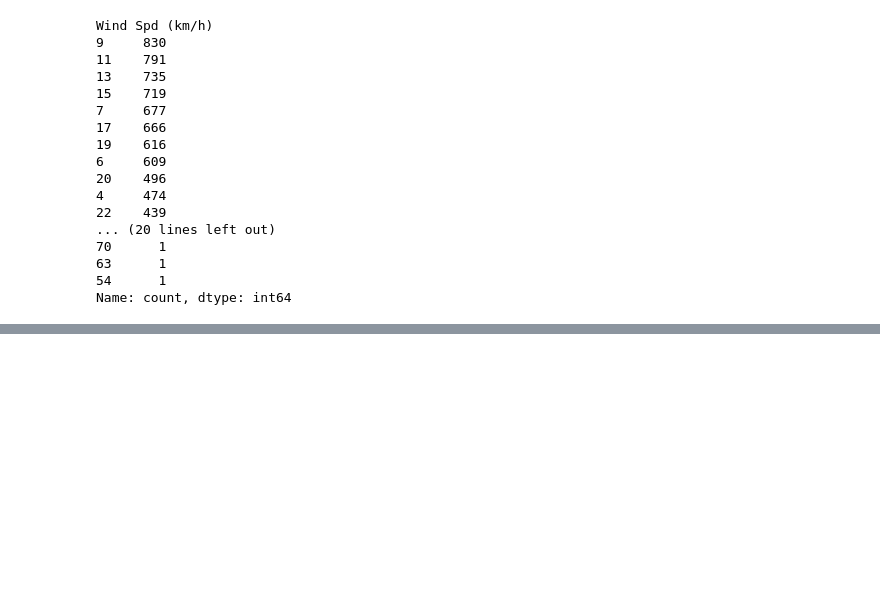
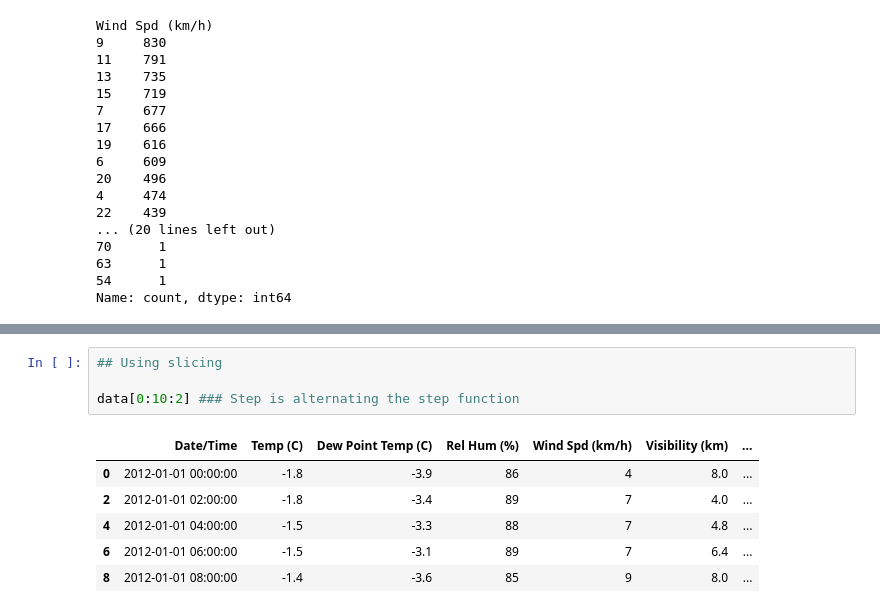
Before and after one commit to shabucoder/Data-Engineering-Journey, a Jupyter notebook: Python_Learning/Pandas.ipynb, the cells around one changed output, grey strips where cells are left out. Drawn from its saved outputs; the diff is of its cells as text; blank space fills up the shorter version.

Commit message:
Learn now methods and functions in the Pands DF

```diff
--- a/Python_Learning/Pandas.ipynb
+++ b/Python_Learning/Pandas.ipynb
@@ -156,0 +209,11 @@ Name: count, dtype: int64
+# %%
+## Using slicing
+
+data[0:10:2] ### Step is alternating the step function
+# %% [output]
+|  | Date/Time | Temp (C) | Dew Point Temp (C) | Rel Hum (%) | Wind Spd (km/h) | Visibility (km) | ... |
+| 0 | 2012-01-01 00:00:00 | -1.8 | -3.9 | 86 | 4 | 8.0 | ... |
+| 2 | 2012-01-01 02:00:00 | -1.8 | -3.4 | 89 | 7 | 4.0 | ... |
+| 4 | 2012-01-01 04:00:00 | -1.5 | -3.3 | 88 | 7 | 4.8 | ... |
+| 6 | 2012-01-01 06:00:00 | -1.5 | -3.1 | 89 | 7 | 6.4 | ... |
+| 8 | 2012-01-01 08:00:00 | -1.4 | -3.6 | 85 | 9 | 8.0 | ... |
```
Also changed, not shown: parts of 13 cells of this notebook.
